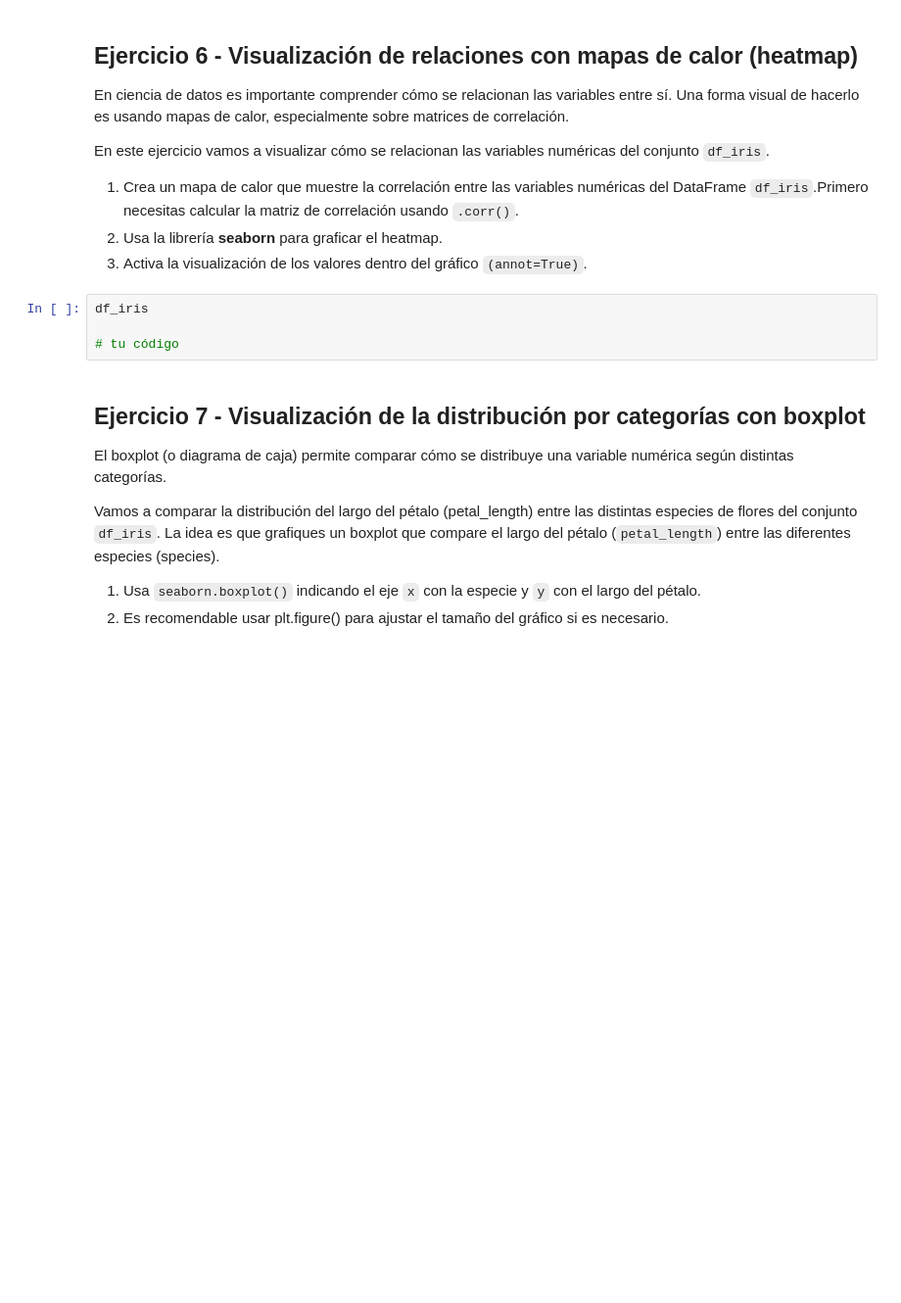
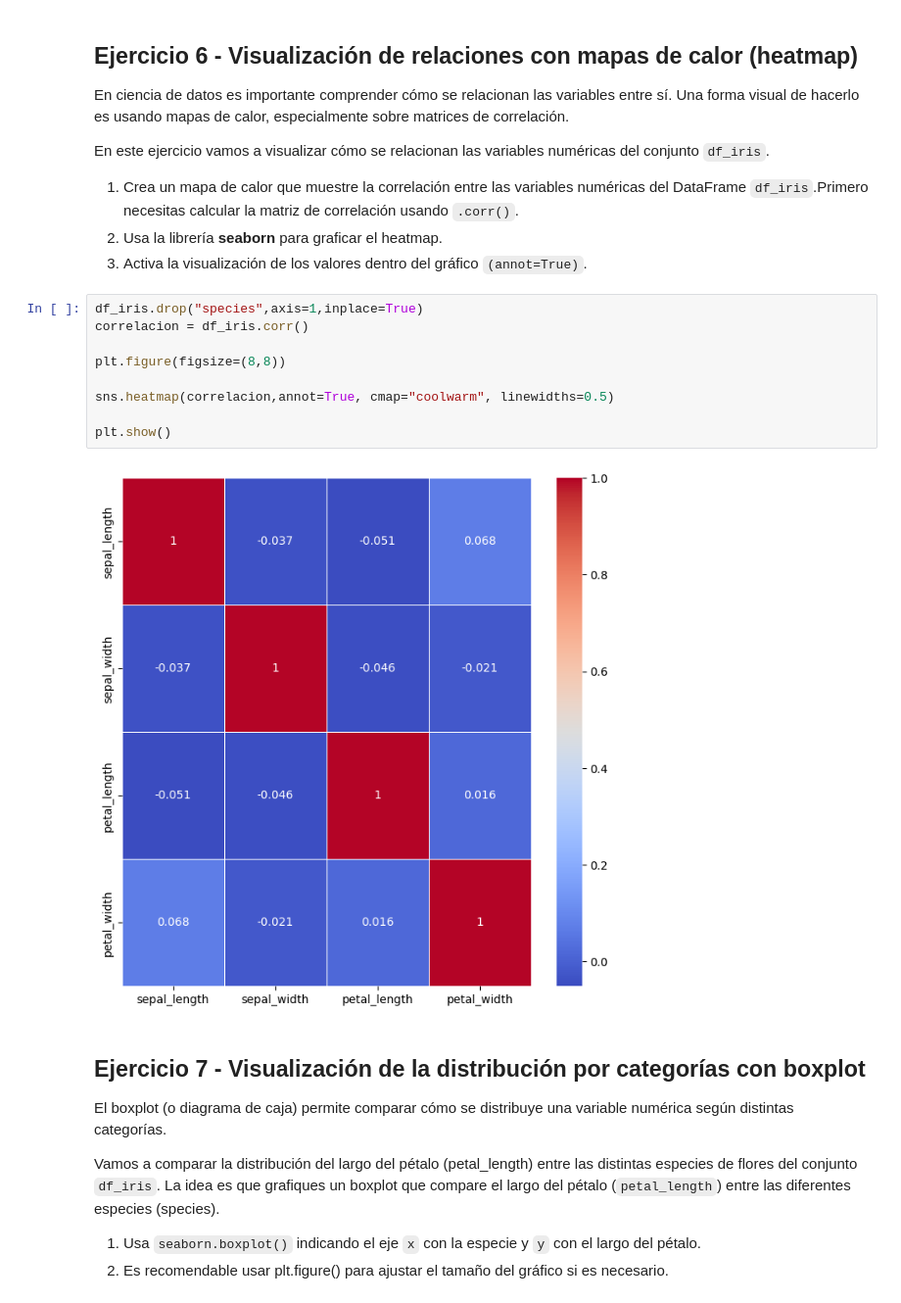
Before and after one commit to mfvilches/visualization-exercises-with-matplot-and-seaborn, a Jupyter notebook: notebook/problems.es.ipynb, the cells around one changed output. Shown at 98% size. Drawn from its saved outputs; the diff is of its cells as text; blank space fills up the shorter version.

```diff
--- a/notebook/problems.es.ipynb
+++ b/notebook/problems.es.ipynb
@@ -228,10 +228,17 @@ En este ejercicio vamos a visualizar cómo se relacionan las variables numérica
 1. Crea un mapa de calor que muestre la correlación entre las variables numéricas del DataFrame `df_iris`.Primero necesitas calcular la matriz de correlación usando `.corr()`.
 2. Usa la librería **seaborn** para graficar el heatmap.
 3. Activa la visualización de los valores dentro del gráfico `(annot=True)`.
-# %%
-df_iris
-
-# tu código
+# %%
+df_iris.drop("species",axis=1,inplace=True)
+correlacion = df_iris.corr()
+
+plt.figure(figsize=(8,8))
+
+sns.heatmap(correlacion,annot=True, cmap="coolwarm", linewidths=0.5)
+
+plt.show()
+# %% [output]
+[figure, added]
 # %% [markdown]
 ## Ejercicio 7 - Visualización de la distribución por categorías con boxplot
 
```
